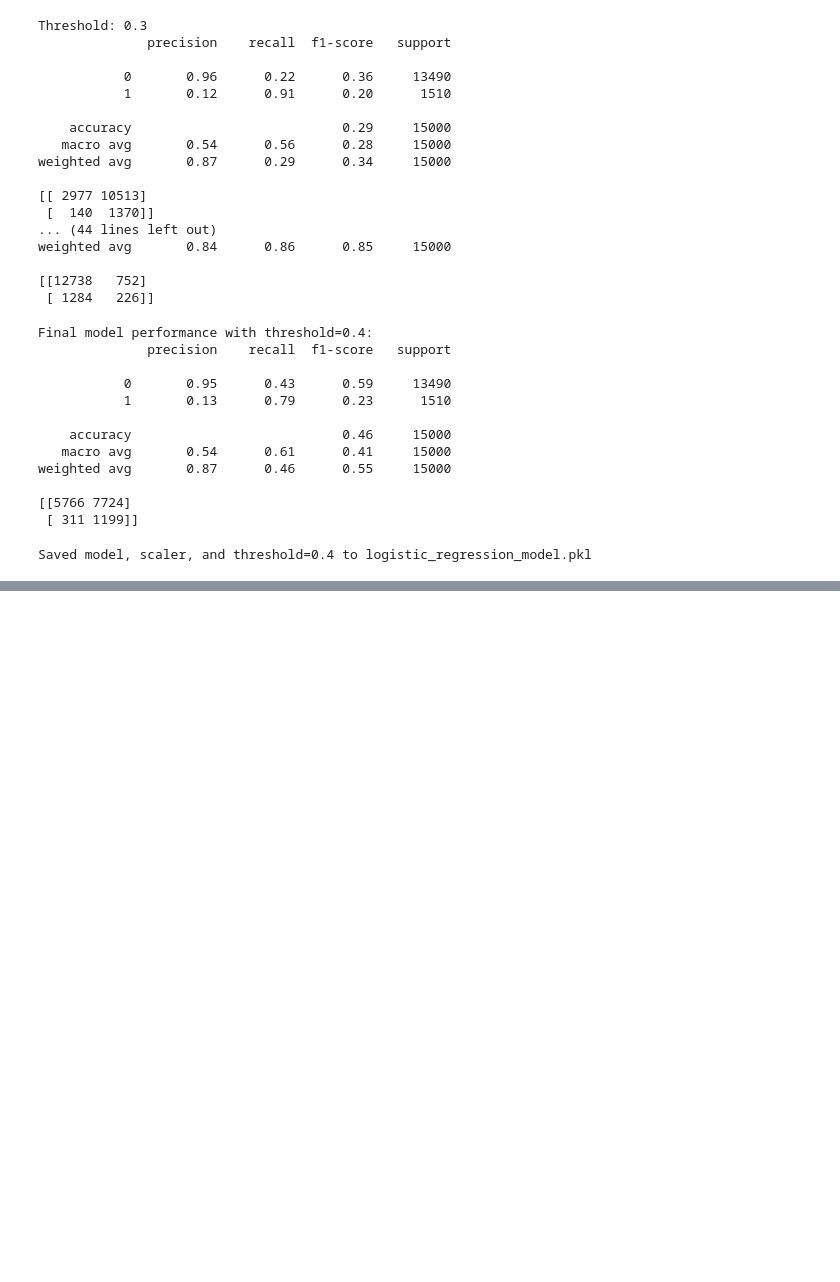
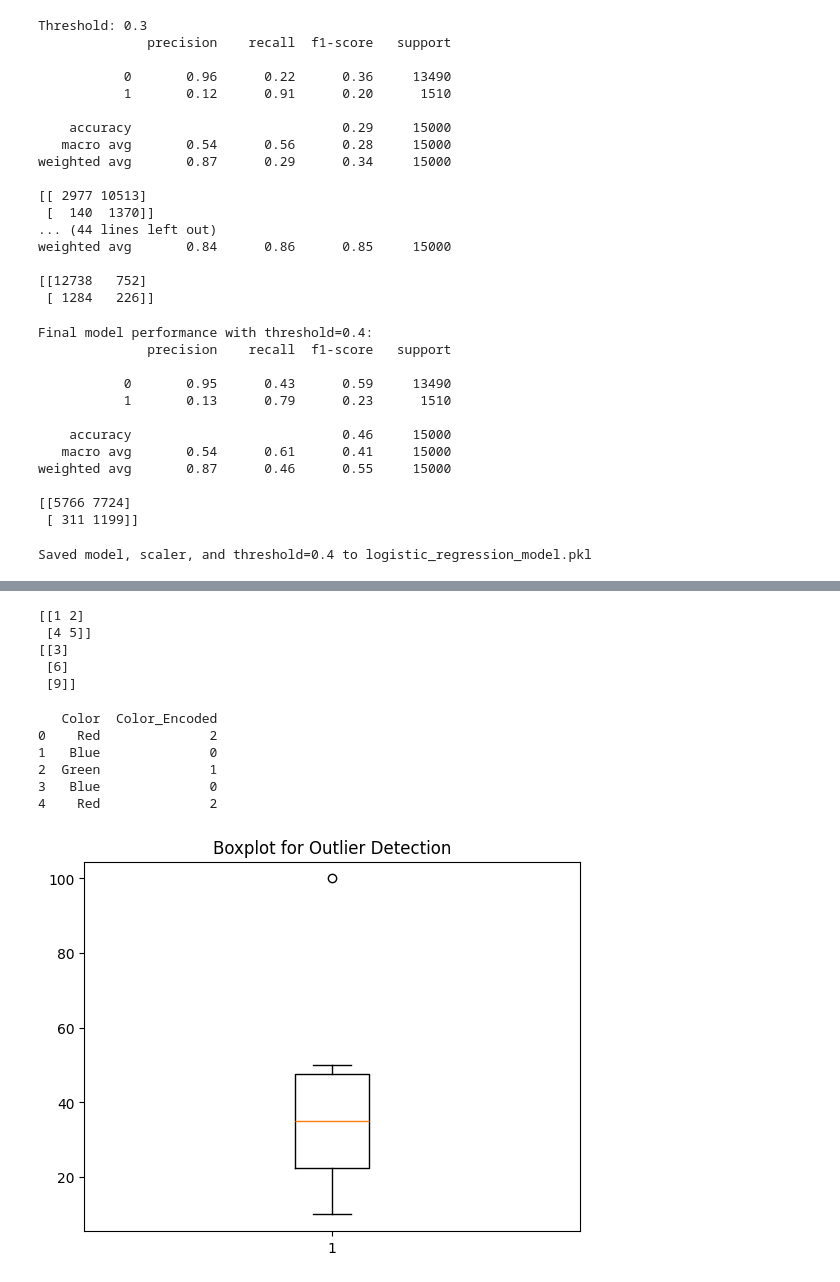
Before and after one commit to GeetheswarReddy/student_risk, a Jupyter notebook: eda.ipynb, the cells around one changed output, grey strips where cells are left out. Saved outputs shown, nothing was run; the diff lists cells and outputs as text; code cells hidden in the pictures; blank space fills up the shorter version.

```diff
--- a/eda.ipynb
+++ b/eda.ipynb
@@ -244,0 +269,41 @@ Saved model, scaler, and threshold=0.4 to logistic_regression_model.pkl
+# %%
+arr=np.arange(1,10).reshape(3,3)
+print(arr[:2,:2])
+print(arr[:,-1:])
+# %% [output]
+[[1 2]
+ [4 5]]
+[[3]
+ [6]
+ [9]]
+# %%
+import pandas as pd
+from sklearn.preprocessing import LabelEncoder
+
+data = {
+    "Color": ["Red", "Blue", "Green", "Blue", "Red"]
+}
+
+df = pd.DataFrame(data)
+
+le = LabelEncoder()
+df["Color_Encoded"] = le.fit_transform(df["Color"])
+
+print(df)
+# %% [output]
+   Color  Color_Encoded
+0    Red              2
+1   Blue              0
+2  Green              1
+3   Blue              0
+4    Red              2
+# %%
+import matplotlib.pyplot as plt
+
+data = [10, 20, 30, 40, 50, 100]
+
+plt.boxplot(data)
+plt.title("Boxplot for Outlier Detection")
+plt.show()
+# %% [output]
+[figure, added]
```
Also changed, not shown: parts of 3 cells of this notebook, 4 other files.
